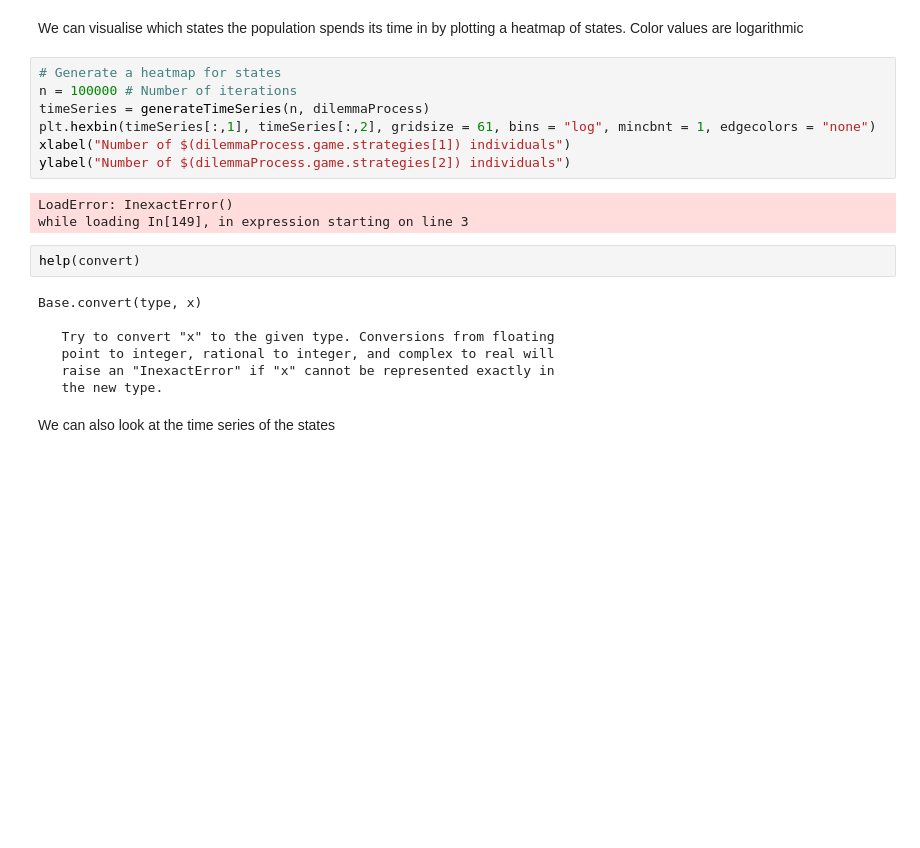
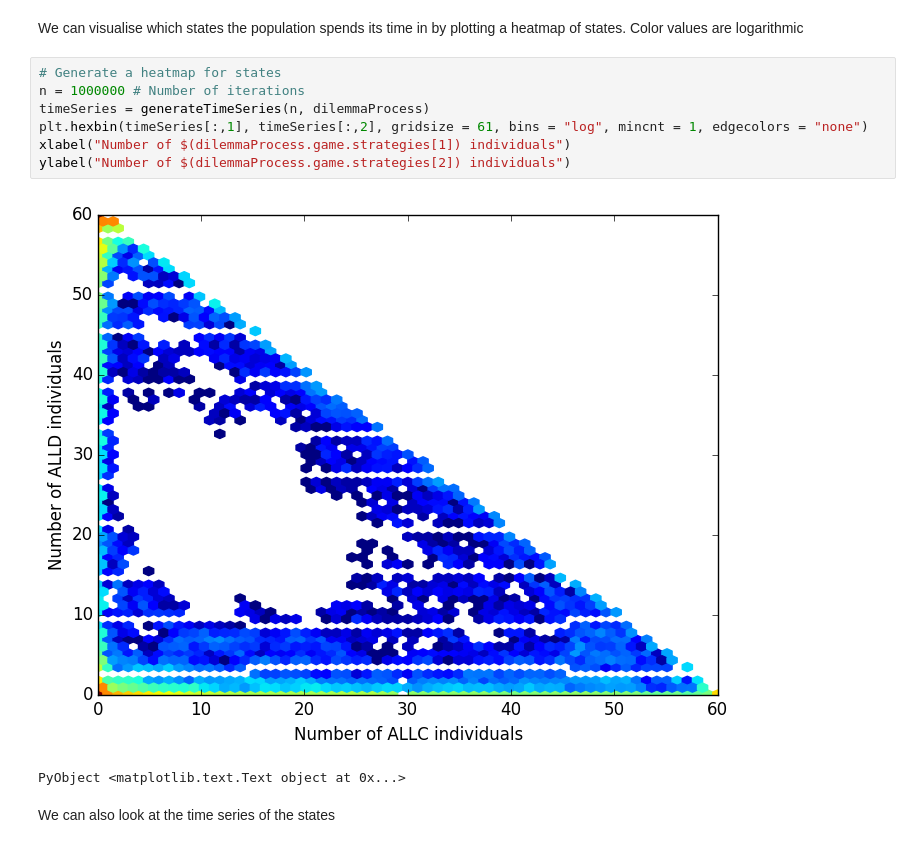
Before and after one commit to computationalevolutionarydynamics/Jedy.jl, a Jupyter notebook: notebooks/Finite Populations.ipynb, the cells around one changed output. Saved outputs shown, nothing was run; the diff lists cells and outputs as text; blank space fills up the shorter version.

```diff
--- a/notebooks/Finite Populations.ipynb
+++ b/notebooks/Finite Populations.ipynb
@@ -93,23 +100,14 @@ computeStationaryDistribution(dilemmaProcess)
 We can visualise which states the population spends its time in by plotting a heatmap of states. Color values are logarithmic
 # %%
 # Generate a heatmap for states
-n = 100000 # Number of iterations
+n = 1000000 # Number of iterations
 timeSeries = generateTimeSeries(n, dilemmaProcess)
-plt.hexbin(timeSeries[:,1], timeSeries[:,2], gridsize = 61, bins = "log", mincbnt = 1, edgecolors = "none")
+plt.hexbin(timeSeries[:,1], timeSeries[:,2], gridsize = 61, bins = "log", mincnt = 1, edgecolors = "none")
 xlabel("Number of $(dilemmaProcess.game.strategies[1]) individuals")
 ylabel("Number of $(dilemmaProcess.game.strategies[2]) individuals")
 # %% [output]
+[figure, added]
-LoadError: InexactError()
-while loading In[149], in expression starting on line 3
+PyObject <matplotlib.text.Text object at 0x...>
-# %%
-help(convert)
-# %% [output]
-Base.convert(type, x)
-
-   Try to convert "x" to the given type. Conversions from floating
-   point to integer, rational to integer, and complex to real will
-   raise an "InexactError" if "x" cannot be represented exactly in
-   the new type.
 # %% [markdown]
 We can also look at the time series of the states
 # %%
```
Also changed, not shown: parts of 2 cells of this notebook.
